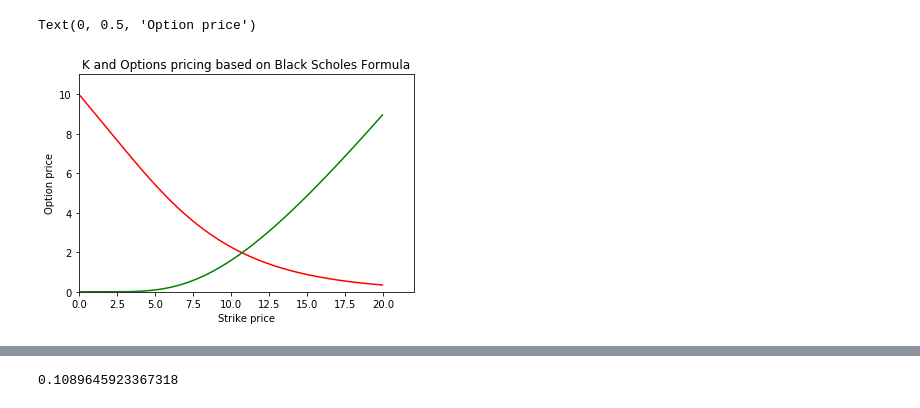
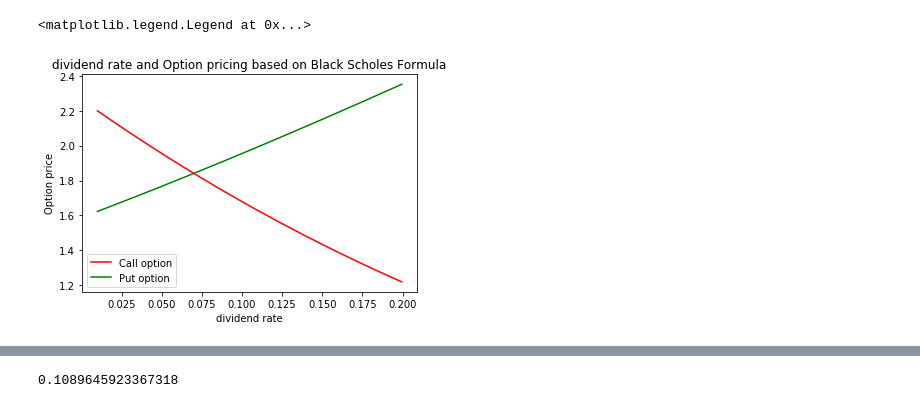
Before and after one commit to hopes6166/Option-Pricing, a Jupyter notebook: Options Pricing by Black Scholes Formula.ipynb, the cells around one changed output, grey strips where cells are left out. Cells and saved outputs as stored; diff of their text form; code cells hidden in the pictures.

```diff
--- a/Options Pricing by Black Scholes Formula.ipynb
+++ b/Options Pricing by Black Scholes Formula.ipynb
@@ -7,19 +83,20 @@ from scipy.stats import norm
 # %%
-K = np.arange(.1, 20, .05)
-r = 0.07
+#Draw Options Price chart based on dividend rate
+K = 10
+r = .07
 T = 1
-delta = 0
+delta = np.arange(0.01, .2, .0005)
 S0 = 10
 sigma = .5
 d1 = (np.log(S0/K) + (r- delta + 0.5*sigma**2)*T)/(sigma*np.sqrt(T))
 d2 = d1 - sigma*np.sqrt(T)
 C = S0*np.exp(-delta*T)*norm.cdf(d1) - K*np.exp(-r*T)*norm.cdf(d2)
 P = K*np.exp(-r*T)*norm.cdf(-d2) - S0*np.exp(-delta*T)*norm.cdf(-d1)
-plt.plot(K,C,'r', K, P, 'g')
-plt.axis([0,22, 0,11])
-plt.title("Strike price and Options pricing based on Black Scholes Formula")
-plt.xlabel("Strike price")
+plt.plot(delta, C, 'r', delta, P, 'g')
+plt.title("dividend rate and Option pricing based on Black Scholes Formula")
+plt.xlabel("dividend rate")
 plt.ylabel("Option price")
+plt.legend(["Call option", "Put option"])
 # %% [output]
-Text(0, 0.5, 'Option price')
+<matplotlib.legend.Legend at 0x...>
-[figure, old version]
+[figure, new version]
```
Also changed, not shown: parts of 10 cells of this notebook.
